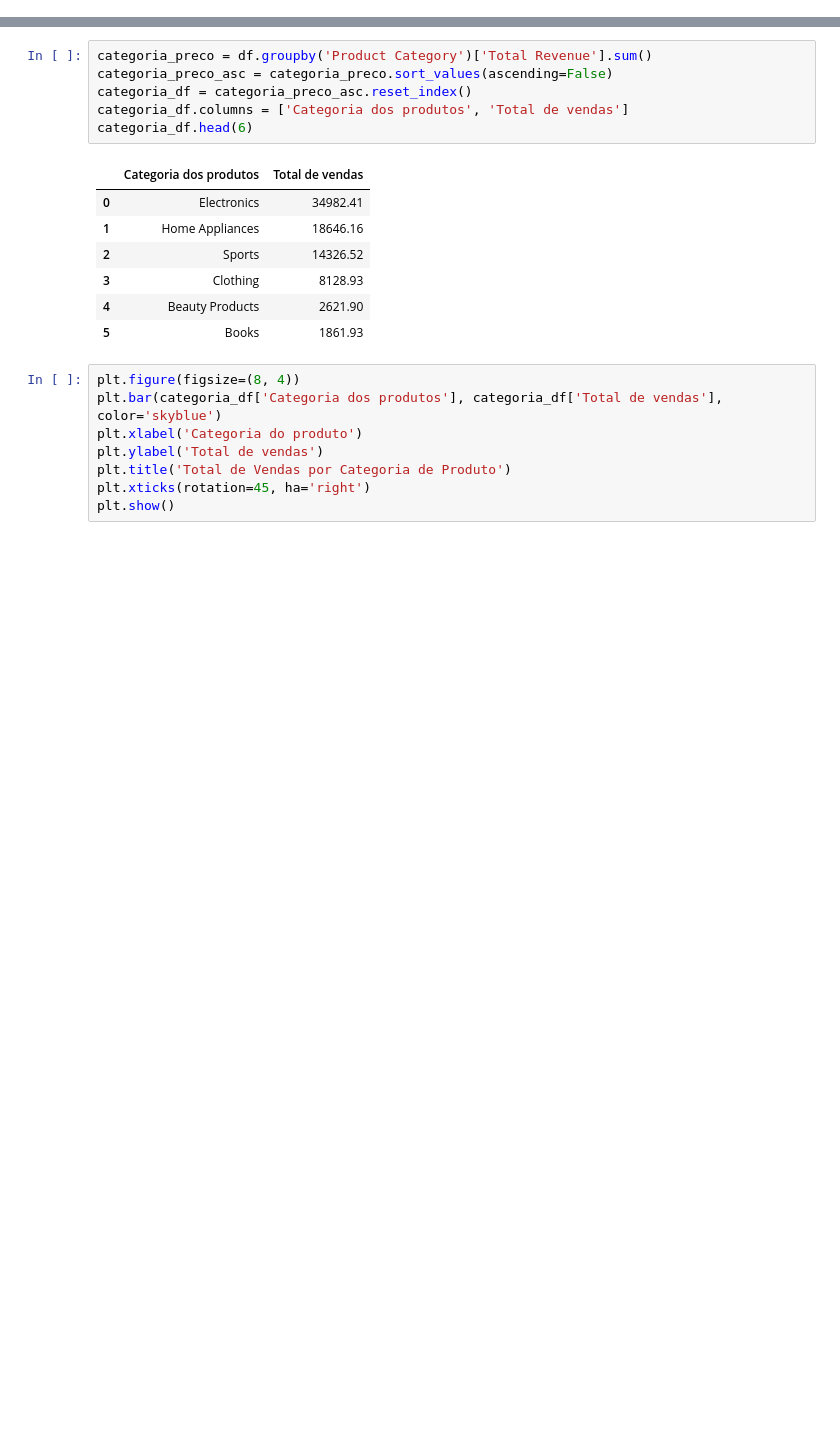
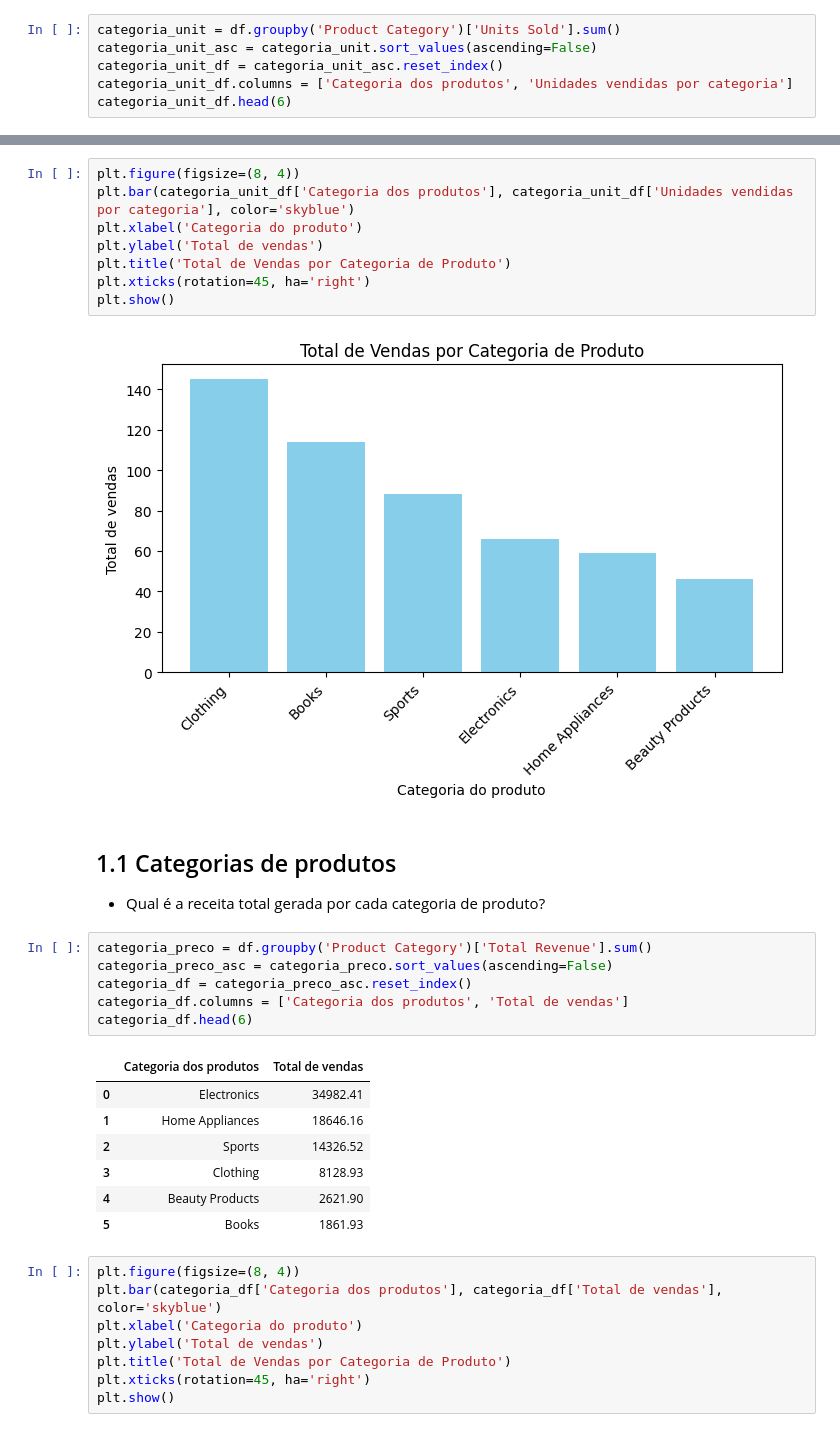
Before and after one commit to tadokatocommm/sales_data, a Jupyter notebook: script2.ipynb, the cells around one changed output, grey strips where cells are left out. Drawn from its saved outputs; the diff is of its cells as text; blank space fills up the shorter version.

```diff
--- a/script2.ipynb
+++ b/script2.ipynb
@@ -17,0 +71,6 @@ df.head()
+# %%
+categoria_unit = df.groupby('Product Category')['Units Sold'].sum()
+categoria_unit_asc = categoria_unit.sort_values(ascending=False)
+categoria_unit_df = categoria_unit_asc.reset_index()
+categoria_unit_df.columns = ['Categoria dos produtos', 'Unidades vendidas por categoria']
+categoria_unit_df.head(6)
@@ -18,3 +85,17 @@ df.head()
+# %%
+plt.figure(figsize=(8, 4))
+plt.bar(categoria_unit_df['Categoria dos produtos'], categoria_unit_df['Unidades vendidas por categoria'], color='skyblue')
+plt.xlabel('Categoria do produto')
+plt.ylabel('Total de vendas')
+plt.title('Total de Vendas por Categoria de Produto')
+plt.xticks(rotation=45, ha='right')
+plt.show()
+# %% [output]
+[figure, added]
+# %% [markdown]
+## 1.1 Categorias de produtos
+
+- Qual é a receita total gerada por cada categoria de produto?
 # %%
 categoria_preco = df.groupby('Product Category')['Total Revenue'].sum()
 categoria_preco_asc = categoria_preco.sort_values(ascending=False)
```
Also changed, not shown: parts of 24 cells of this notebook, 7 other files.
